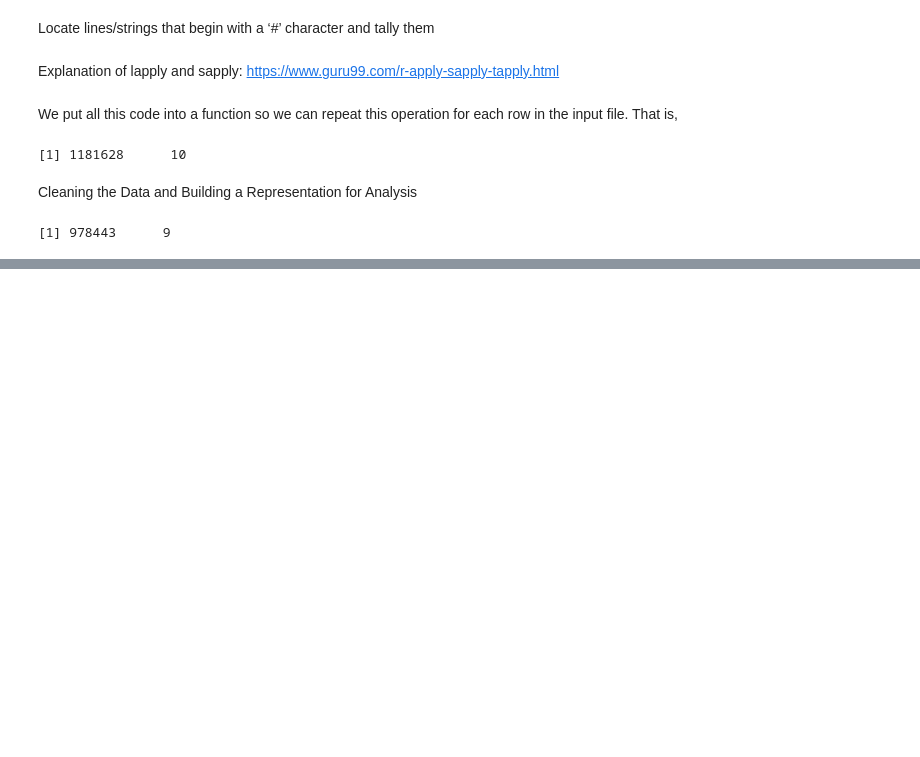
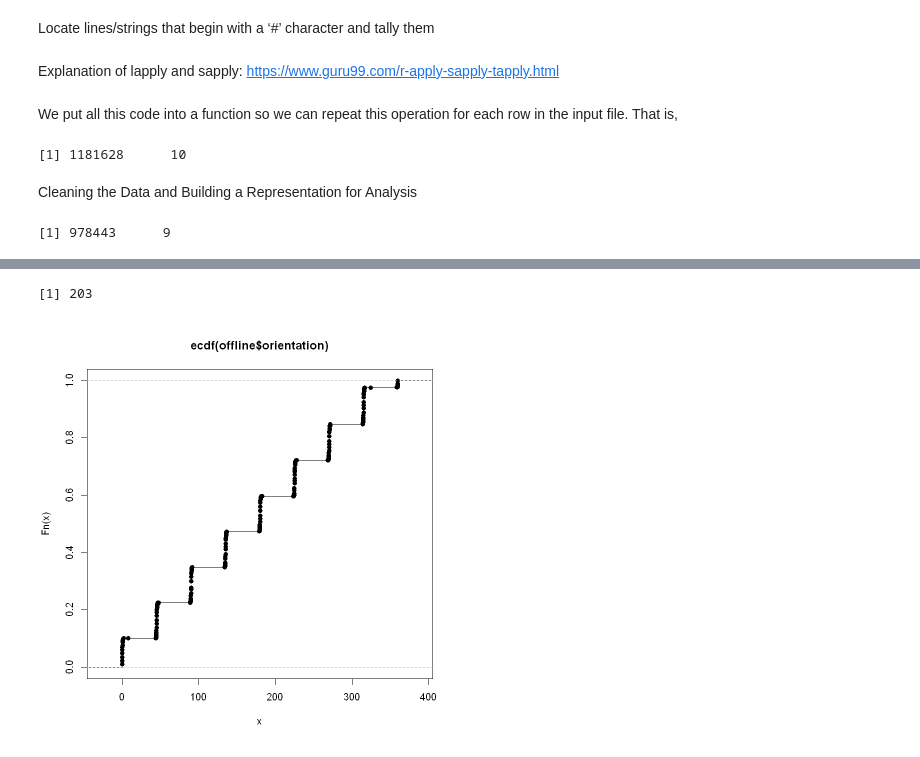
Before and after one commit to davxdan/Quantifying-The-World, a Jupyter notebook: dDavieauCaseStudy1.ipynb, the cells around one changed output, grey strips where cells are left out. Cells and saved outputs as stored; diff of their text form; code cells hidden in the pictures; blank space fills up the shorter version.

```diff
--- a/dDavieauCaseStudy1.ipynb
+++ b/dDavieauCaseStudy1.ipynb
@@ -55,3 +55,11 @@ offline = offline[ , "type" != names(offline) ]
 dim(offline)
 # %% [output]
 [1] 978443      9
+# %%
+#We can scale the value of time to seconds and then simply set the class of
+#the time element in order to have the values appear and operate as date-times
+#in R. We keep the more precise time in rawTime just in case we need it
+
+offline$rawTime = offline$time
+offline$time = offline$time/1000
+class(offline$time) = c("POSIXt", "POSIXct")
@@ -57,0 +86,5 @@ dim(offline)
+# %%
+#convert the character variables to factors
+#remove the posZ variable and examine them
+summary(sapply(offline[ , c("mac", "channel", "scanMac")], as.factor))
+offline = offline[ , !(names(offline) %in% c("scanMac", "posZ"))]
@@ -57,0 +100,6 @@ dim(offline)
+# %%
+length(unique(offline$orientation))
+plot(ecdf(offline$orientation))
+# %% [output]
+[1] 203
+[figure, added]
```
Also changed, not shown: parts of 9 cells of this notebook.
